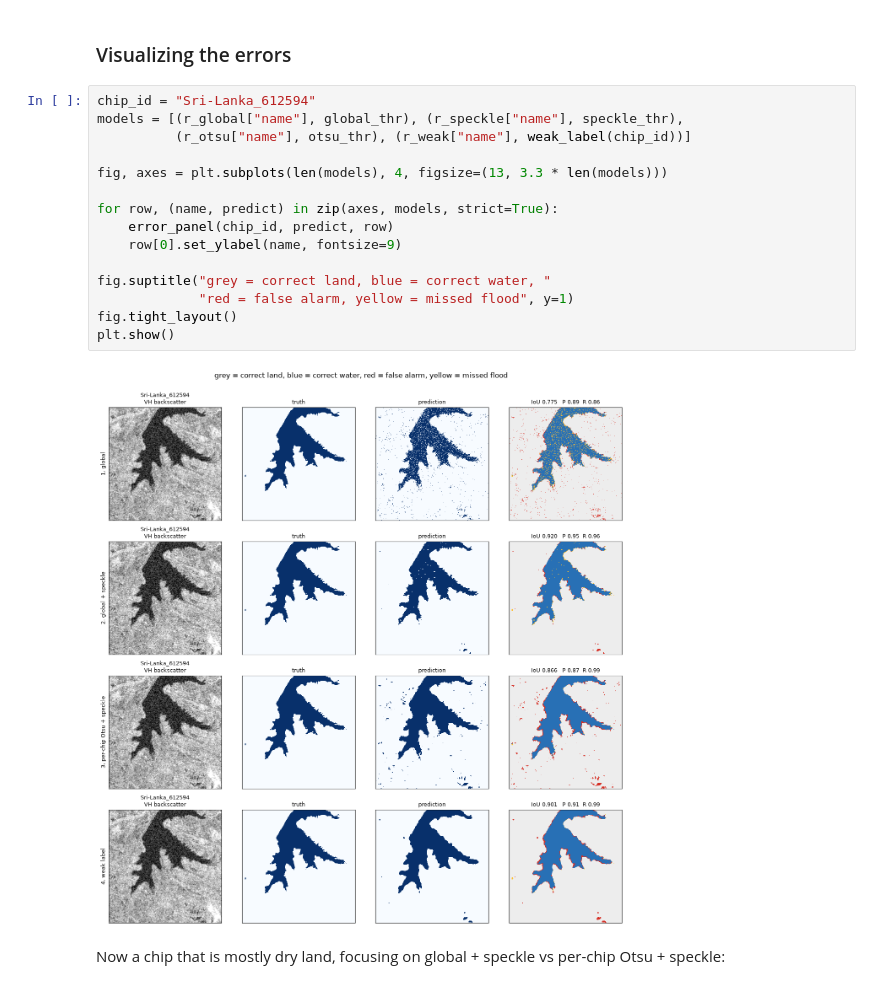
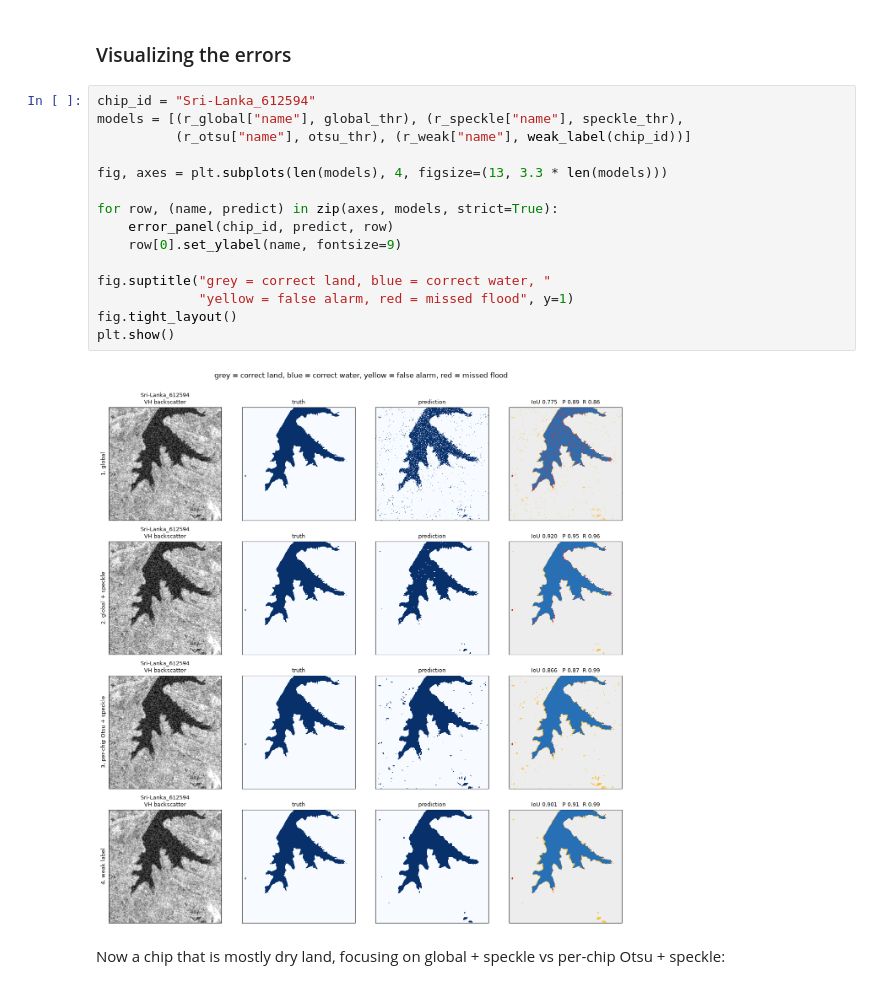
Before and after one commit to y9yang/aribu, a Jupyter notebook: notebooks/02_threshold-baseline.ipynb, the cells around one changed output. Cells and saved outputs as stored; diff of their text form.

Commit message:
Swap colors for false alarms and missed floods in viz.py

```diff
--- a/notebooks/02_threshold-baseline.ipynb
+++ b/notebooks/02_threshold-baseline.ipynb
@@ -204,20 +204,20 @@ Note that 3 of the validation chips have no valid pixels at all, hence the count
 # %%
 chip_id = "Sri-Lanka_612594"
 models = [(r_global["name"], global_thr), (r_speckle["name"], speckle_thr),
           (r_otsu["name"], otsu_thr), (r_weak["name"], weak_label(chip_id))]
 
 fig, axes = plt.subplots(len(models), 4, figsize=(13, 3.3 * len(models)))
 
 for row, (name, predict) in zip(axes, models, strict=True):
     error_panel(chip_id, predict, row)
     row[0].set_ylabel(name, fontsize=9)
 
 fig.suptitle("grey = correct land, blue = correct water, "
-             "red = false alarm, yellow = missed flood", y=1)
+             "yellow = false alarm, red = missed flood", y=1)
 fig.tight_layout()
 plt.show()
 # %% [output]
-[figure, old version]
+[figure, new version]
 # %% [markdown]
 Now a chip that is mostly dry land, focusing on global + speckle vs per-chip Otsu + speckle:
 # %%
```
Also changed, not shown: parts of 4 cells of this notebook, 1 other file.
